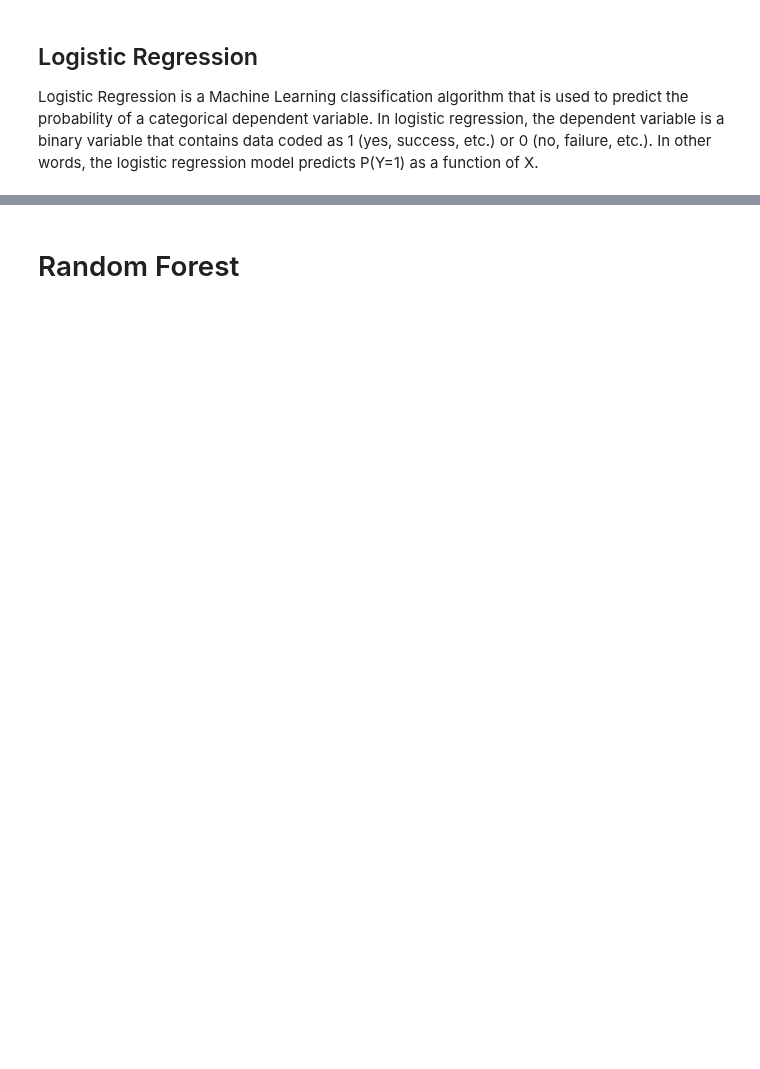
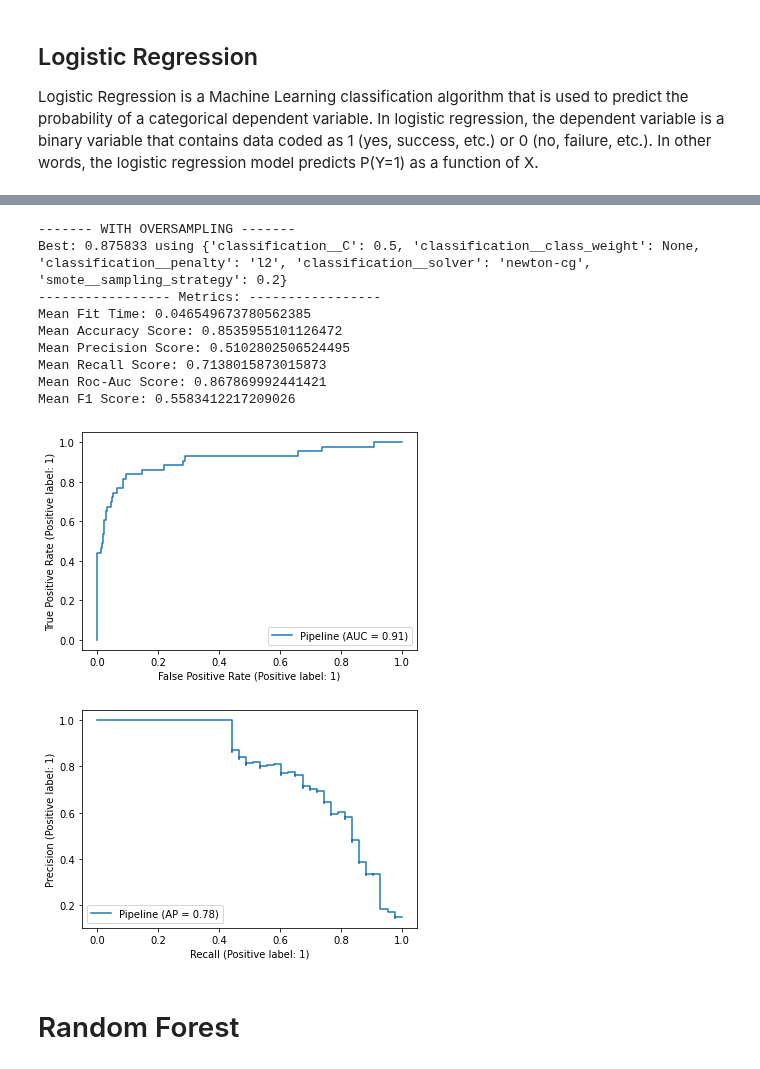
Before and after one commit to 2dukes/PROJ_AC_2122, a Jupyter notebook: applyModel.ipynb, the cells around one changed output, grey strips where cells are left out. Saved outputs shown, nothing was run; the diff lists cells and outputs as text; code cells hidden in the pictures; blank space fills up the shorter version.

```diff
--- a/applyModel.ipynb
+++ b/applyModel.ipynb
@@ -135,18 +168,30 @@ results_df.to_csv("./results/logisticRegression.csv", index=None)
 # %%
 # With Oversampling
 print("------- WITH OVERSAMPLING -------")
 pipeline = Pipeline([('smote', SMOTE(random_state=0)), ('scaler', StandardScaler()), ('classification', LogisticRegression(random_state=0, max_iter=10000))])
 
-weights = list(np.linspace(0.2, 0.9, 10)) + ['minority', 'auto']
+weights = list(np.linspace(0.2, 0.9, 5)) + ['minority']
 param_grid = {
         'smote__sampling_strategy': weights,
         'classification__penalty': ['l2'],
         'classification__C': [0.001, 0.01, 0.05, 0.1, 0.2, 0.5, 1.0],
         'classification__solver': ['liblinear', 'newton-cg', 'lbfgs', 'sag', 'saga'],
         'classification__class_weight': ["balanced", None]}
 
-results_df = run_model(pipeline, param_grid, X_train, y_train, X_test)
+results_df = run_model(pipeline, param_grid, X_train, y_train, X_test, "LogisticRegression_Oversampling")
 results_df.to_csv("./results/logisticRegressionWithSMOTE.csv", index=None)
+# %% [output]
+------- WITH OVERSAMPLING -------
+Best: 0.875833 using {'classification__C': 0.5, 'classification__class_weight': None, 'classification__penalty': 'l2', 'classification__solver': 'newton-cg', 'smote__sampling_strategy': 0.2}
+----------------- Metrics: -----------------
+Mean Fit Time: 0.046549673780562385
+Mean Accuracy Score: 0.8535955101126472
+Mean Precision Score: 0.5102802506524495
+Mean Recall Score: 0.7138015873015873
+Mean Roc-Auc Score: 0.867869992441421
+Mean F1 Score: 0.5583412217209026
+[figure, added]
+[figure, added]
 # %% [markdown]
 # Random Forest
 # %%
```
Also changed, not shown: parts of 58 cells of this notebook, 6 other files.
